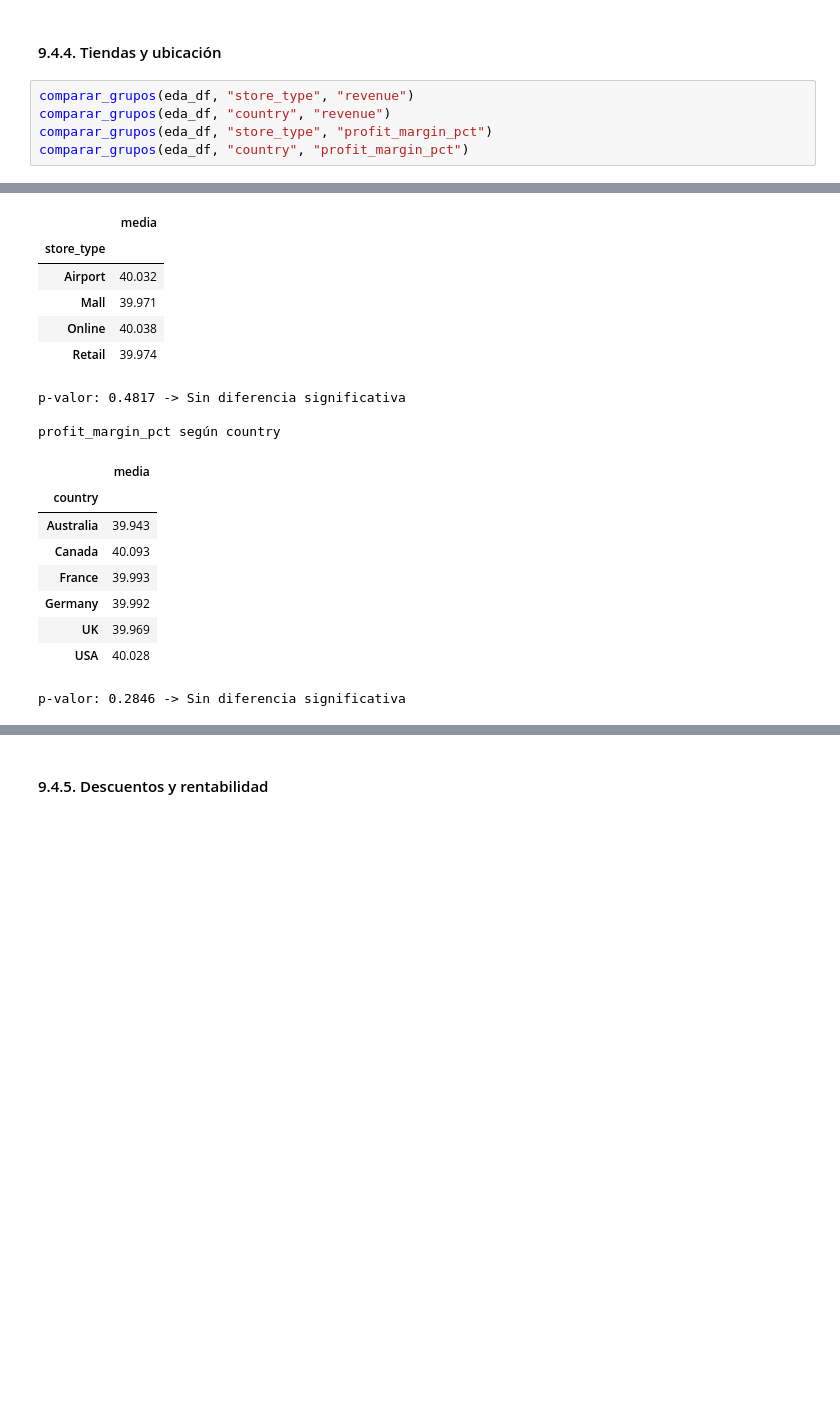
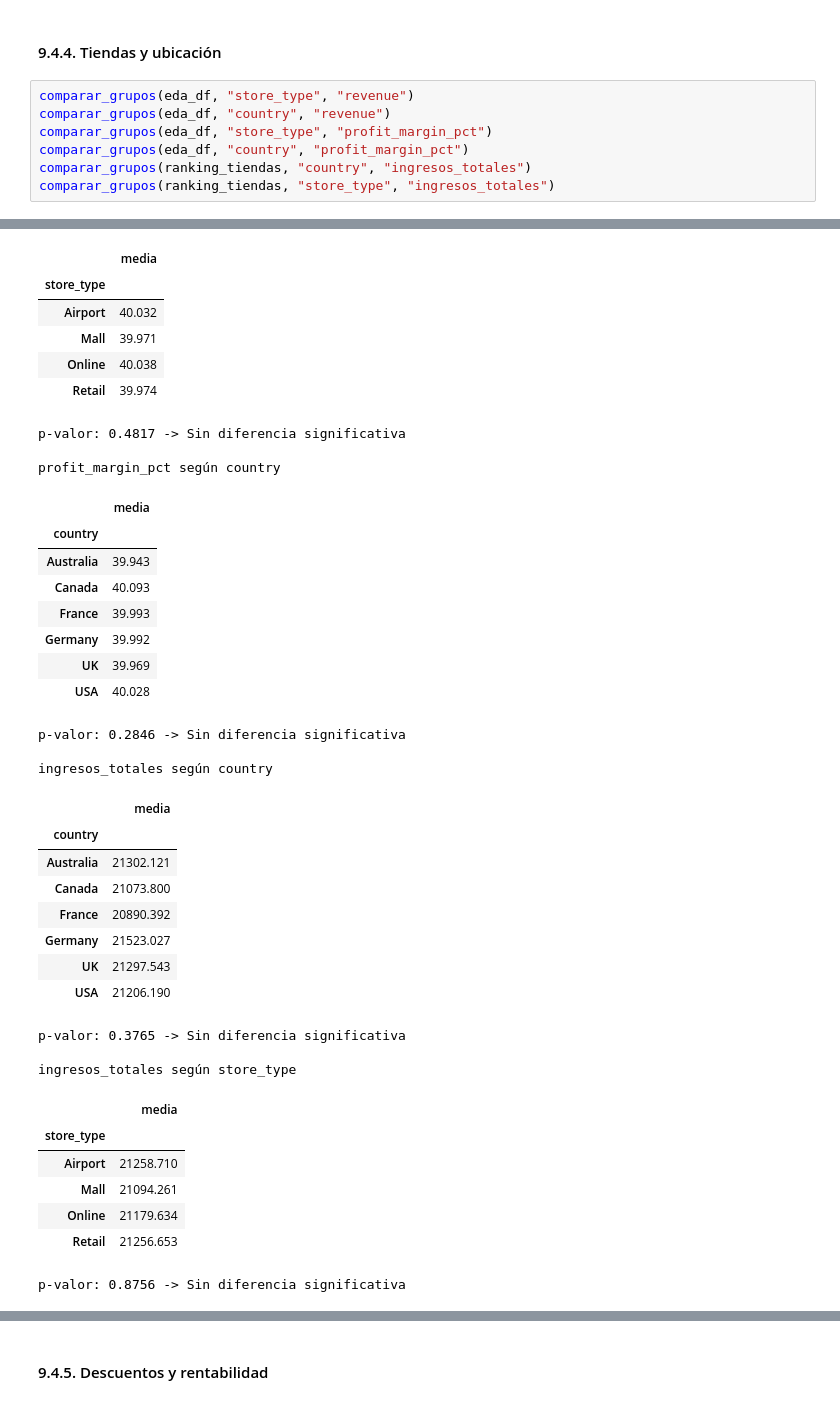
Before and after one commit to SofiaConsoli/Proyecto_Final_Data_and_Analytics, a Jupyter notebook: notebooks/proyecto_final_EDA_python.ipynb, the cells around one changed output, grey strips where cells are left out. Drawn from its saved outputs; the diff is of its cells as text; blank space fills up the shorter version.

```diff
--- a/notebooks/proyecto_final_EDA_python.ipynb
+++ b/notebooks/proyecto_final_EDA_python.ipynb
@@ -1185,6 +1307,8 @@ comparar_grupos(eda_df, "store_type", "revenue")
 comparar_grupos(eda_df, "country", "revenue")
 comparar_grupos(eda_df, "store_type", "profit_margin_pct")
 comparar_grupos(eda_df, "country", "profit_margin_pct")
+comparar_grupos(ranking_tiendas, "country", "ingresos_totales")
+comparar_grupos(ranking_tiendas, "store_type", "ingresos_totales")
 # %% [output]
 revenue según store_type
 |  | media |
@@ -1198,31 +1322,51 @@ p-valor: 0.8297 -> Sin diferencia significativa
 revenue según country
 |  | media |
 | country |  |
 | Australia | 25.548 |
 | Canada | 25.291 |
 | France | 25.342 |
 | Germany | 25.564 |
 | UK | 25.575 |
 | USA | 25.741 |
 p-valor: 0.1735 -> Sin diferencia significativa
 
 profit_margin_pct según store_type
 |  | media |
 | store_type |  |
 | Airport | 40.032 |
 | Mall | 39.971 |
 | Online | 40.038 |
 | Retail | 39.974 |
 p-valor: 0.4817 -> Sin diferencia significativa
 
 profit_margin_pct según country
 |  | media |
 | country |  |
 | Australia | 39.943 |
 | Canada | 40.093 |
 | France | 39.993 |
 | Germany | 39.992 |
 | UK | 39.969 |
 | USA | 40.028 |
 p-valor: 0.2846 -> Sin diferencia significativa
+
+ingresos_totales según country
+|  | media |
+| country |  |
+| Australia | 21302.121 |
+| Canada | 21073.800 |
+| France | 20890.392 |
+| Germany | 21523.027 |
+| UK | 21297.543 |
+| USA | 21206.190 |
+p-valor: 0.3765 -> Sin diferencia significativa
+
+ingresos_totales según store_type
+|  | media |
+| store_type |  |
+| Airport | 21258.710 |
+| Mall | 21094.261 |
+| Online | 21179.634 |
+| Retail | 21256.653 |
+p-valor: 0.8756 -> Sin diferencia significativa
 # %% [markdown]
```
Also changed, not shown: parts of 14 cells of this notebook, 4 other files.
